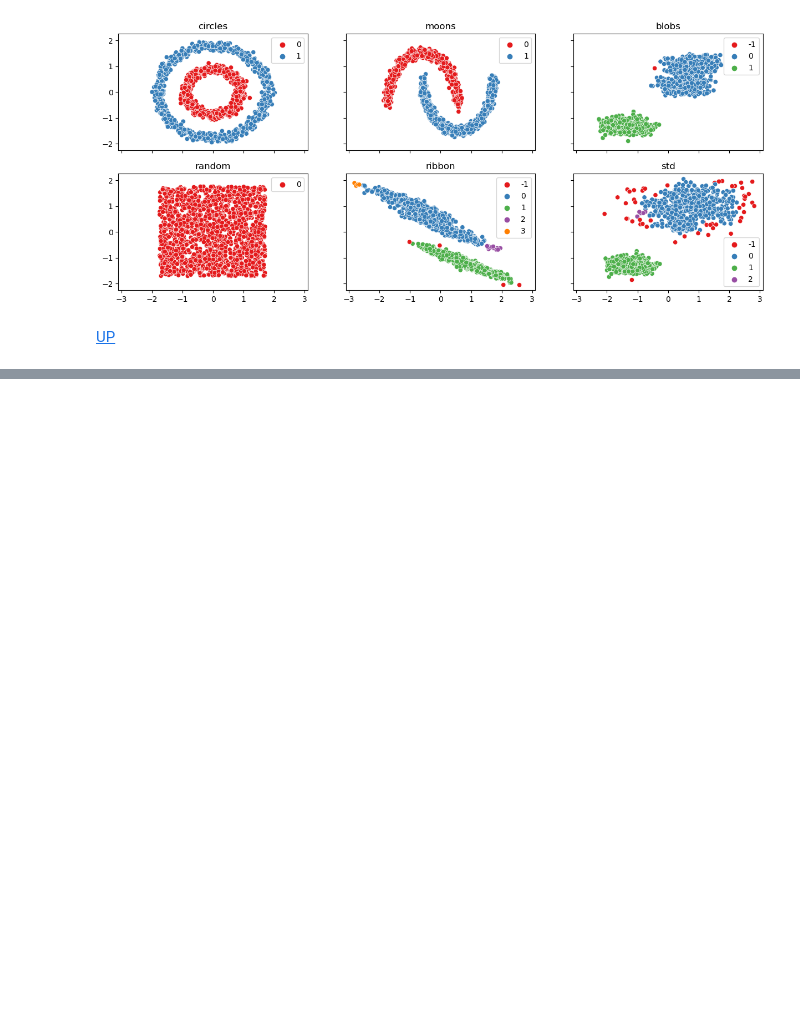
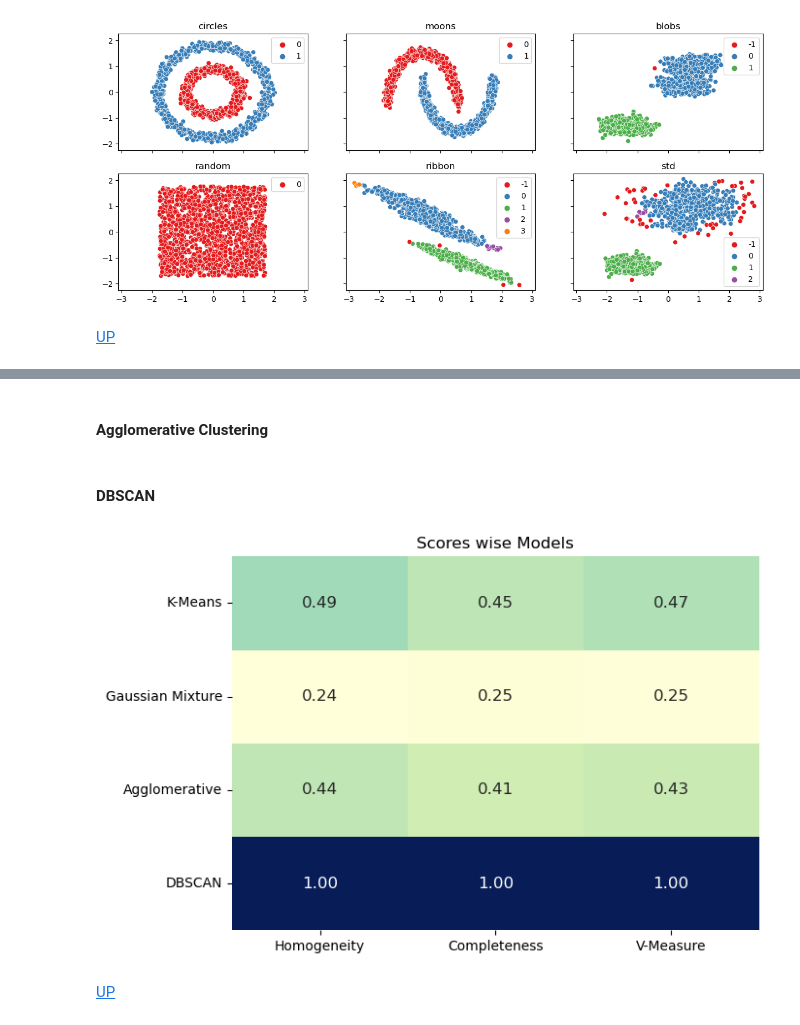
Before and after one commit to leopoldgerber/Machine-Learning, a Jupyter notebook: ML-7. Clustering.ipynb, the cells around one changed output, grey strips where cells are left out. Drawn from its saved outputs; the diff is of its cells as text; code cells hidden in the pictures; blank space fills up the shorter version.

```diff
--- a/ML-7. Clustering.ipynb
+++ b/ML-7. Clustering.ipynb
@@ -599,0 +670,9 @@ plt.show()
+# %%
+k_means = KMeans(n_clusters = 2, tol = 0.001, init = 'k-means++'
+                 , algorithm = 'elkan', random_state = 11)
+kmeans.fit(X)
+kmeans_labels = kmeans.predict(X)
+
+hs.append(homogeneity_score(labels_true = y, labels_pred = kmeans_labels))
+cs.append(completeness_score(labels_true = y, labels_pred = kmeans_labels))
+vm.append(v_measure_score(labels_true = y, labels_pred = kmeans_labels))
@@ -599,0 +681,41 @@ plt.show()
+# %%
+gmm = GaussianMixture(n_components = 2, max_iter = 100, init_params = 'k-means++'
+                          , tol = .0001, random_state = 11)
+gmm.fit(X)
+gmm_labels = gmm.predict(X)
+
+hs.append(homogeneity_score(labels_true = y, labels_pred = gmm_labels))
+cs.append(completeness_score(labels_true = y, labels_pred = gmm_labels))
+vm.append(v_measure_score(labels_true = y, labels_pred = gmm_labels))
+# %% [markdown]
+#### Agglomerative Clustering
+# %%
+agg = AgglomerativeClustering(n_clusters = 2, affinity='euclidean'
+                                 , linkage='ward')
+agg.fit(X)
+
+hs.append(homogeneity_score(labels_true = y, labels_pred = agg.labels_))
+cs.append(completeness_score(labels_true = y, labels_pred = agg.labels_))
+vm.append(v_measure_score(labels_true = y, labels_pred = agg.labels_))
+# %% [markdown]
+#### DBSCAN
+# %%
+dbscan = DBSCAN(eps = 0.3, min_samples = 2)
+dbscan.fit(X)
+
+hs.append(homogeneity_score(labels_true = y, labels_pred = dbscan.labels_))
+cs.append(completeness_score(labels_true = y, labels_pred = dbscan.labels_))
+vm.append(v_measure_score(labels_true = y, labels_pred = dbscan.labels_))
+# %%
+scores = np.c_[np.array(hs).reshape(-1, 1), np.array(cs).reshape(-1, 1), np.array(vm).reshape(-1, 1)]
+scores_df = pd.DataFrame(data = scores, columns = ['Homogeneity', 'Completeness', 'V-Measure']
+                         , index = ['K-Means', 'Gaussian Mixture', 'Agglomerative', 'DBSCAN'])
+
+fig, axes = plt.subplots(1, 1, figsize = (7, 5))
+sns.heatmap(scores_df, annot = True, annot_kws = {'size': 12}, fmt = '.2f', cmap = 'YlGnBu', cbar = False)
+axes.set_title('Scores wise Models')
+plt.show()
+# %% [output]
+[figure, added]
+# %% [markdown]
+[UP](#toc)
```
Also changed, not shown: parts of 26 cells of this notebook.
